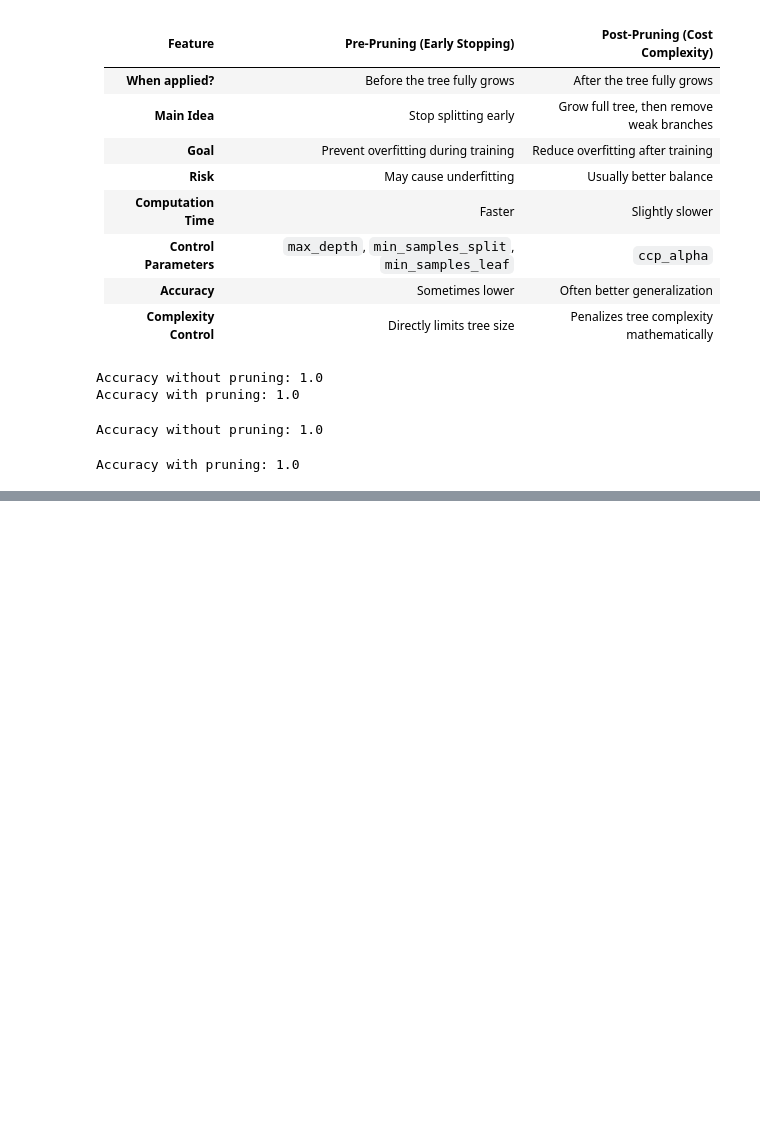
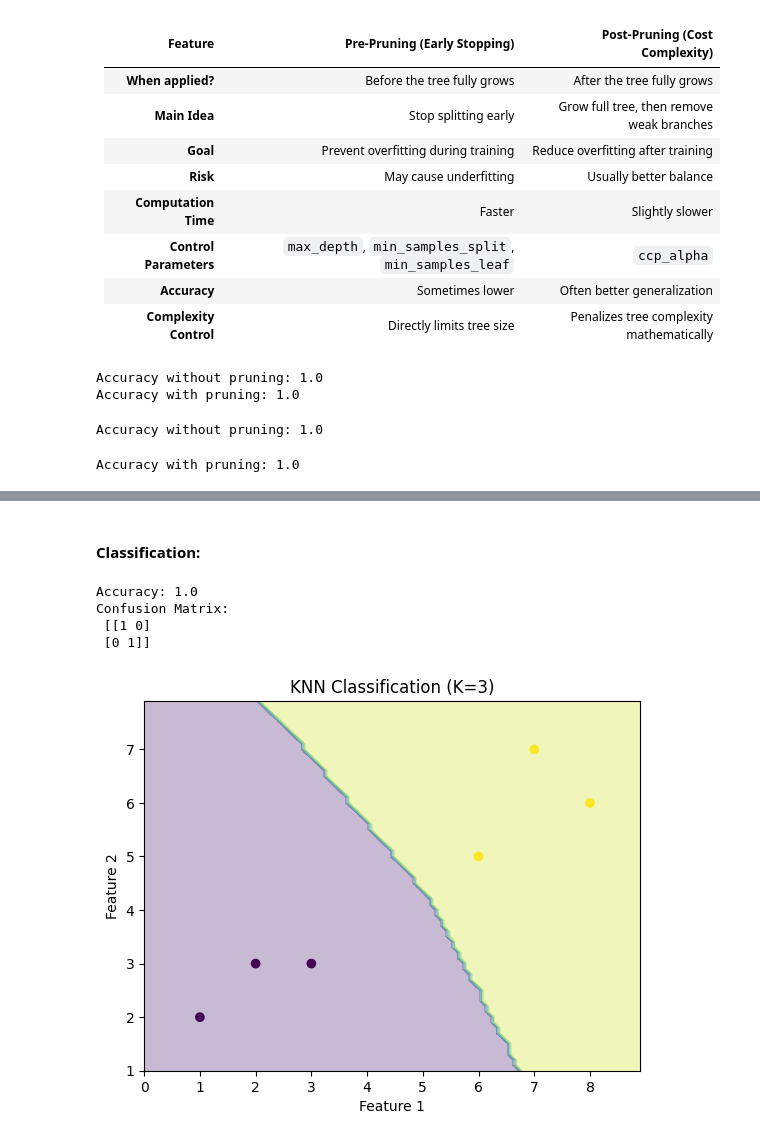
Before and after one commit to VaishnaviJadhav350/intern, a Jupyter notebook: machine learning/Decision Tree.ipynb, the cells around one changed output, grey strips where cells are left out. Drawn from its saved outputs; the diff is of its cells as text; code cells hidden in the pictures; blank space fills up the shorter version.

```diff
--- a/machine learning/Decision Tree.ipynb
+++ b/machine learning/Decision Tree.ipynb
@@ -410,0 +495,80 @@ Accuracy with pruning: 1.0
+# %% [markdown]
+#### Classification:
+# %%
+import numpy as np
+from sklearn.model_selection import train_test_split
+from sklearn.preprocessing import StandardScaler
+from sklearn.neighbors import KNeighborsClassifier
+from sklearn.metrics import accuracy_score, confusion_matrix
+
+# Dataset (Income, Credit Score)
+X = np.array([
+    [2.5, 600],
+    [3.0, 650],
+    [4.5, 700],
+    [5.0, 750],
+    [3.5, 680],
+    [4.0, 720],
+    [2.8, 610],
+    [3.8, 690]
+])
+
+# Target (0 = No Loan, 1 = Loan Approved)
+y = np.array([0, 0, 1, 1, 1, 1, 0, 1])
+
+# Train-Test Split
+X_train, X_test, y_train, y_test = train_test_split(
+    X, y, test_size=0.25, random_state=42
+)
+
+# Scaling (Important in KNN)
+scaler = StandardScaler()
+X_train = scaler.fit_transform(X_train)
+X_test = scaler.transform(X_test)
+
+# KNN Classification Model
+knn = KNeighborsClassifier(n_neighbors=3)
+knn.fit(X_train, y_train)
+
+# Prediction
+y_pred = knn.predict(X_test)
+
+# Evaluation
+print("Accuracy:", accuracy_score(y_test, y_pred))
+print("Confusion Matrix:\n", confusion_matrix(y_test, y_pred))
+# %% [output]
+Accuracy: 1.0
+Confusion Matrix:
+ [[1 0]
+ [0 1]]
+# %%
+import numpy as np
+import matplotlib.pyplot as plt
+from sklearn.neighbors import KNeighborsClassifier
+
+# Create sample dataset
+X = np.array([[1,2], [2,3], [3,3], [6,5], [7,7], [8,6]])
+y = np.array([0,0,0,1,1,1])   # Two classes (0 and 1)
+
+# Create KNN model
+model = KNeighborsClassifier(n_neighbors=3)
+model.fit(X, y)
+
+# Create mesh grid for graph
+x_min, x_max = X[:,0].min()-1, X[:,0].max()+1
+y_min, y_max = X[:,1].min()-1, X[:,1].max()+1
+xx, yy = np.meshgrid(np.arange(x_min, x_max, 0.1),
+                     np.arange(y_min, y_max, 0.1))
+
+Z = model.predict(np.c_[xx.ravel(), yy.ravel()])
+Z = Z.reshape(xx.shape)
+
+# Plot
+plt.contourf(xx, yy, Z, alpha=0.3)
+plt.scatter(X[:,0], X[:,1], c=y)
+plt.title("KNN Classification (K=3)")
+plt.xlabel("Feature 1")
+plt.ylabel("Feature 2")
+plt.show()
+# %% [output]
+[figure, added]
```
Also changed, not shown: parts of 33 cells of this notebook.
